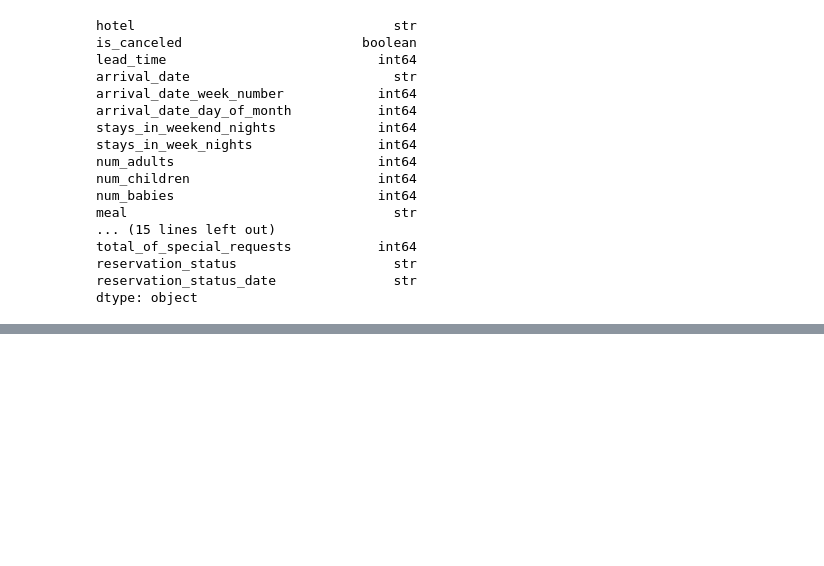
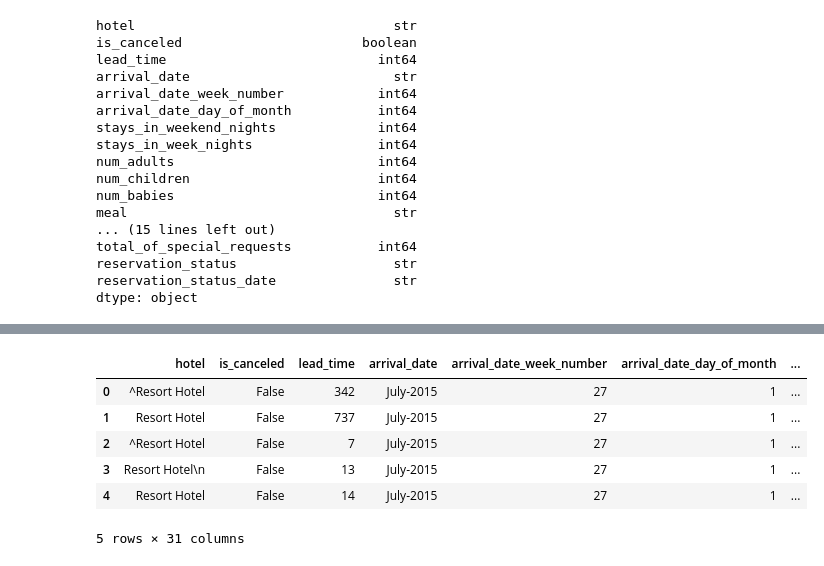
Before and after one commit to shivahari04/Data_Cleaning_Hotel_booking, a Jupyter notebook: Notebook/Hotel_bookings.ipynb, the cells around one changed output, grey strips where cells are left out. Cells and saved outputs as stored; diff of their text form; code cells hidden in the pictures; blank space fills up the shorter version.

Commit message:
updated Hotel_booking file

```diff
--- a/Notebook/Hotel_bookings.ipynb
+++ b/Notebook/Hotel_bookings.ipynb
@@ -111,6 +111,9 @@ hotel_bookings.fillna({'agent': -1}, inplace=True)
 hotel_bookings[hotel_bookings['country'].isna()][['hotel','is_canceled','country']]
 hotel_bookings.fillna({'country':'Unknown'},inplace=True)
 hotel_bookings.dropna(subset=['num_children'],inplace=True)
+# %%
+#Drop company
+hotel_bookings.drop(columns=['company'], inplace=True)
 # %%
 #Check column data types
 hotel_bookings.dtypes
@@ -176,0 +159,9 @@ array([342, 737,   7,  13,  14,   0,   9,  85,  75,  23,  35,  68,  18,
+# %%
+#Bin columns
+hotel_bookings['lead_time'].unique()
+hotel_bookings['lead_time'].describe()
+
+bins = [0, 100, 200, 300, 400, 500, 600, 700, 800]
+labels = ['0-100','101-200','201-300','301-400','401-500','501-600','601-700','701-800']
+hotel_bookings['lead_time_binned'] = pd.cut(hotel_bookings['lead_time'],bins=bins,labels=labels)
+hotel_bookings[['lead_time','lead_time_binned']]
@@ -176,0 +182,10 @@ array([342, 737,   7,  13,  14,   0,   9,  85,  75,  23,  35,  68,  18,
+# %%
+hotel_bookings.head()
+# %% [output]
+|  | hotel | is_canceled | lead_time | arrival_date | arrival_date_week_number | arrival_date_day_of_month | ... |
+| 0 | ^Resort Hotel | False | 342 | July-2015 | 27 | 1 | ... |
+| 1 | Resort Hotel | False | 737 | July-2015 | 27 | 1 | ... |
+| 2 | ^Resort Hotel | False | 7 | July-2015 | 27 | 1 | ... |
+| 3 | Resort Hotel\n | False | 13 | July-2015 | 27 | 1 | ... |
+| 4 | Resort Hotel | False | 14 | July-2015 | 27 | 1 | ... |
+5 rows × 31 columns
```
Also changed, not shown: parts of 9 cells of this notebook, 1 other file.
